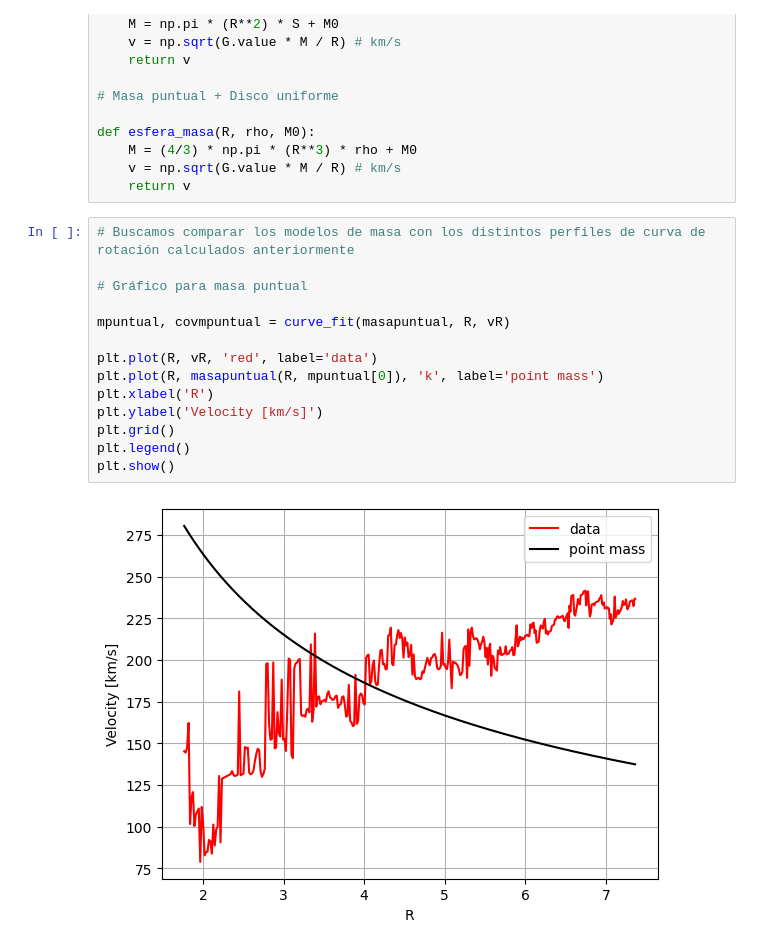
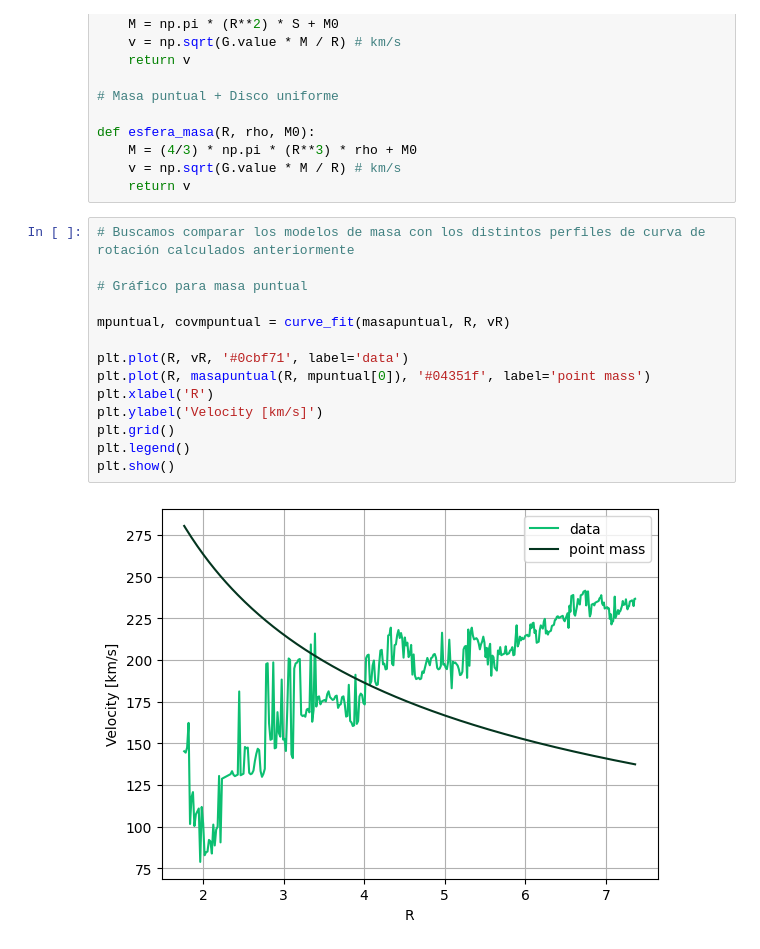
Before and after one commit to conichito/AS3201, a Jupyter notebook: Tarea 2/Tarea_2.ipynb, the cells around one changed output. Cells and saved outputs as stored; diff of their text form.

```diff
--- a/Tarea 2/Tarea_2.ipynb
+++ b/Tarea 2/Tarea_2.ipynb
@@ -224,19 +224,19 @@ def esfera_masa(R, rho, M0):
 # %%
 # Buscamos comparar los modelos de masa con los distintos perfiles de curva de rotación calculados anteriormente
 
 # Gráfico para masa puntual
 
 mpuntual, covmpuntual = curve_fit(masapuntual, R, vR)
 
-plt.plot(R, vR, 'red', label='data')
-plt.plot(R, masapuntual(R, mpuntual[0]), 'k', label='point mass')
+plt.plot(R, vR, '#0cbf71', label='data')
+plt.plot(R, masapuntual(R, mpuntual[0]), '#04351f', label='point mass')
 plt.xlabel('R')
 plt.ylabel('Velocity [km/s]')
 plt.grid()
 plt.legend()
 plt.show()
 # %% [output]
-[figure, old version]
+[figure, new version]
 # %%
 # Gráfico para disco uniforme
 
```
Also changed, not shown: parts of 11 cells of this notebook.
